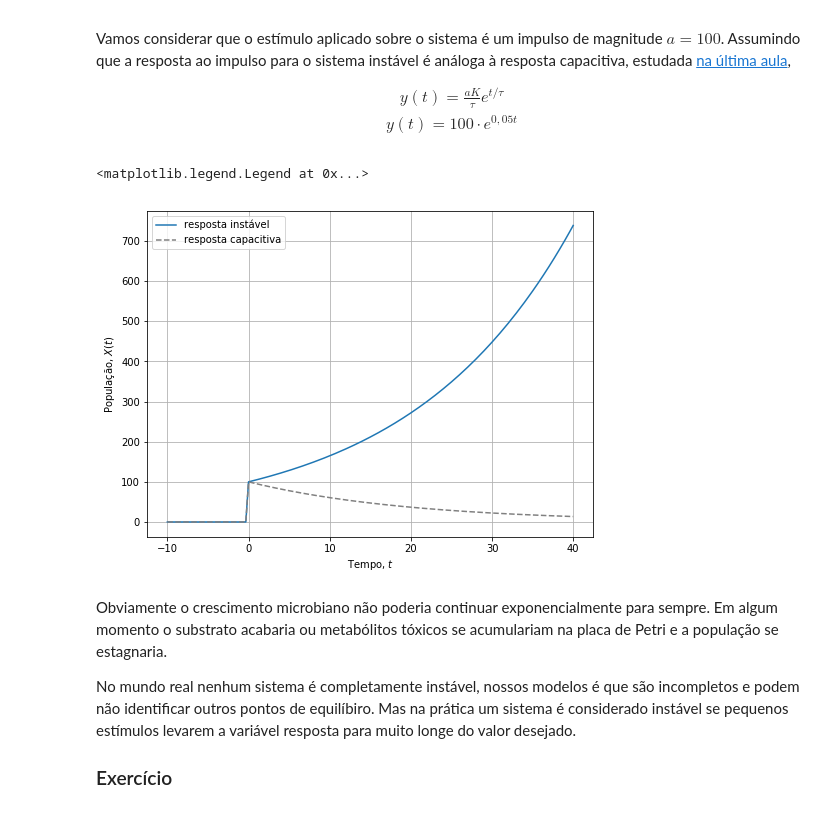
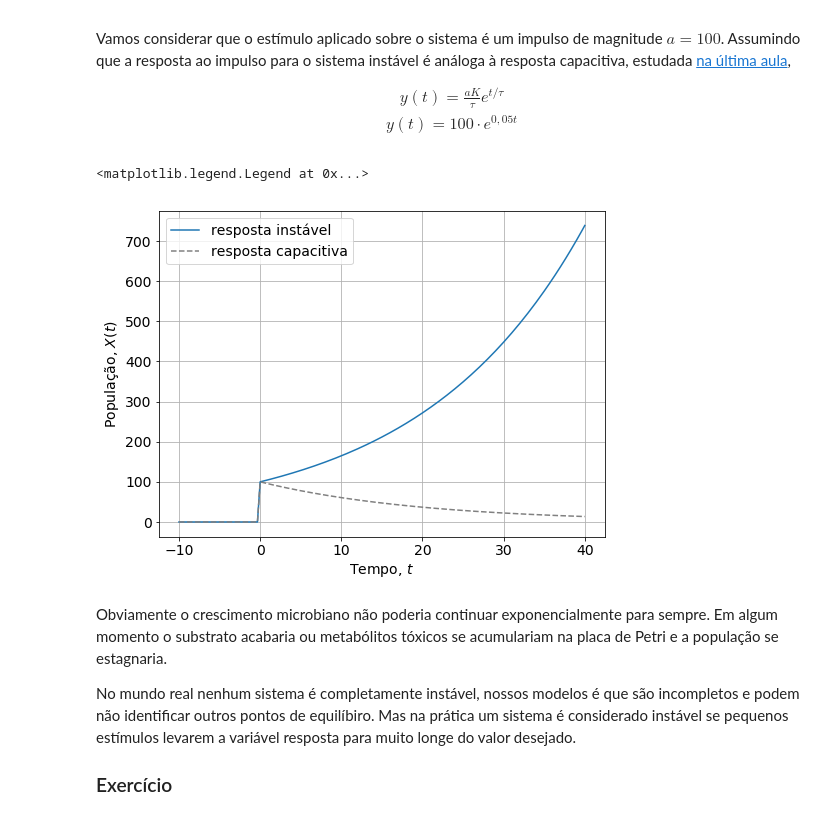
Before and after one commit to gabrieldcf/controle, a Jupyter notebook: ordem_superior.ipynb, the cells around one changed output. Cells and saved outputs as stored; diff of their text form; code cells hidden in the pictures.

```diff
--- a/ordem_superior.ipynb
+++ b/ordem_superior.ipynb
@@ -103,6 +103,7 @@ x = np.linspace(0,8*π,201)
 y = np.linspace(0,8*π,101)
 
 plt.rcParams["figure.figsize"]=[15,6]
+plt.rcParams.update({'font.size': 14})
 plt.subplot(1,2,1)
 plt.plot(x,np.sin(x),label=r"${\rm sen}(x)$")
 plt.plot(y,f(y),'ro',label=r"$\dfrac{e^{jx}-e^{-jx}}{2j}$")
@@ -194,20 +195,21 @@ Vamos considerar que o estímulo aplicado sobre o sistema é um impulso de magni
 # %%
 %matplotlib inline
 
 t = np.linspace(-10,40,151)
 y = np.where( t >= 0, 100*np.exp(0.05*t), 0 )
 z = np.where( t >= 0, 100*np.exp(-0.05*t), 0 )
 
 plt.rcParams["figure.figsize"]=[8,6]
+plt.rcParams.update({'font.size': 14})
 plt.plot(t,y, label="resposta instável")
 plt.plot(t,z, color = "grey", linestyle = "--", label="resposta capacitiva")
 plt.ylabel("População, $X(t)$")
 plt.xlabel("Tempo, $t$")
 plt.grid()
 plt.legend()
 # %% [output]
 <matplotlib.legend.Legend at 0x...>
-[figure, old version]
+[figure, new version]
 # %% [markdown]
 Obviamente o crescimento microbiano não poderia continuar exponencialmente para sempre. Em algum momento o substrato acabaria ou metabólitos tóxicos se acumulariam na placa de Petri e a população se estagnaria.
 
```
Also changed, not shown: parts of 1 cell of this notebook, 9 other files.
